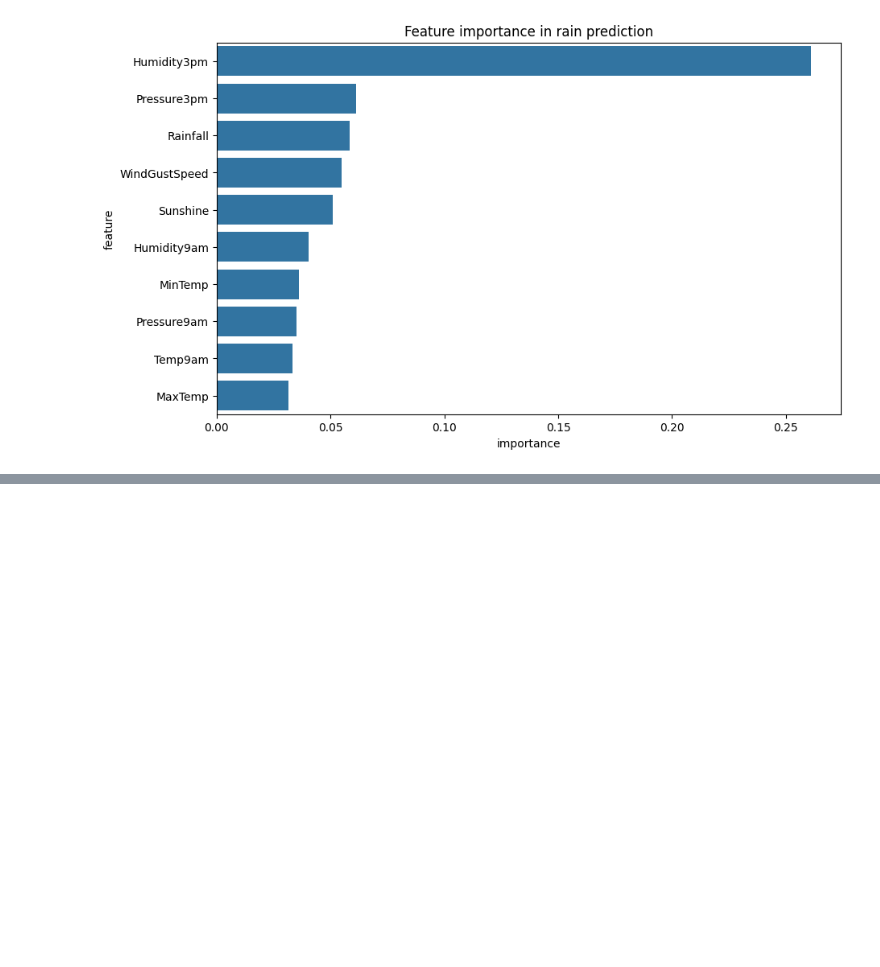
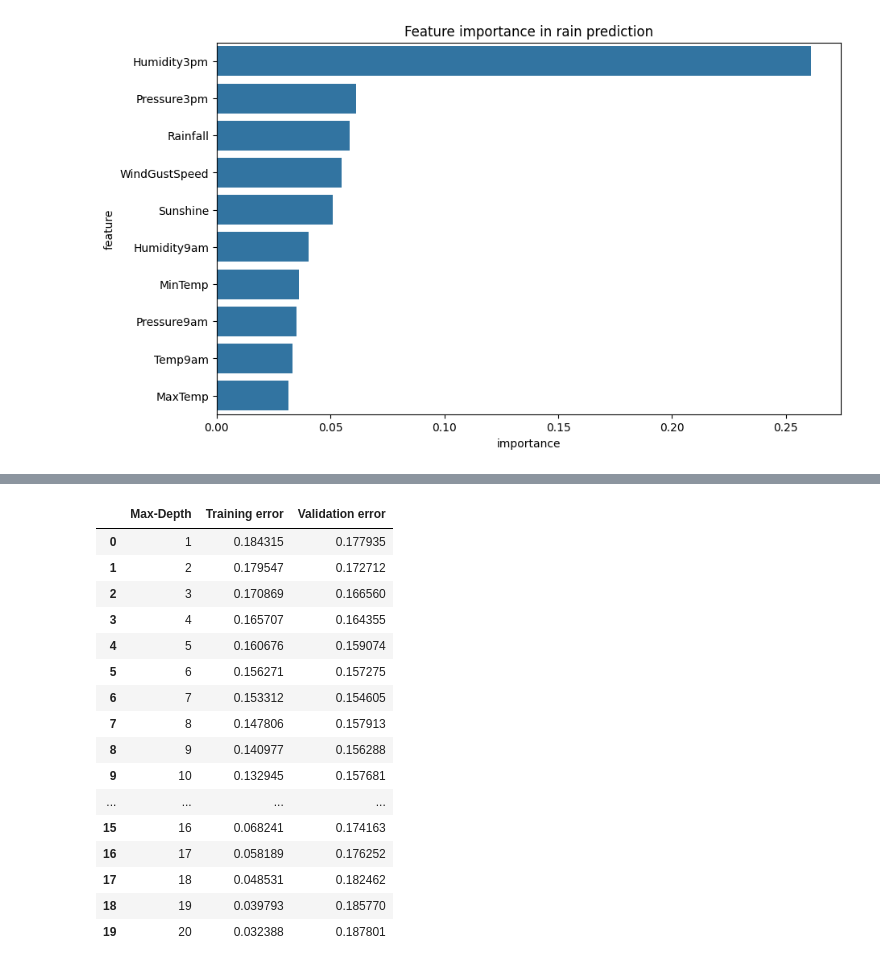
Before and after one commit to bipu01/Machine_learning, a Jupyter notebook: Decision_tree_and_random_forest.ipynb, the cells around one changed output, grey strips where cells are left out. Cells and saved outputs as stored; diff of their text form; code cells hidden in the pictures; blank space fills up the shorter version.

```diff
--- a/Decision_tree_and_random_forest.ipynb
+++ b/Decision_tree_and_random_forest.ipynb
@@ -343,0 +408,20 @@ sns.barplot(data=feature_importance_df.head(10), x="importance", y="feature")
+# %%
+errors_df
+# %% [output]
+|  | Max-Depth | Training error | Validation error |
+| 0 | 1 | 0.184315 | 0.177935 |
+| 1 | 2 | 0.179547 | 0.172712 |
+| 2 | 3 | 0.170869 | 0.166560 |
+| 3 | 4 | 0.165707 | 0.164355 |
+| 4 | 5 | 0.160676 | 0.159074 |
+| 5 | 6 | 0.156271 | 0.157275 |
+| 6 | 7 | 0.153312 | 0.154605 |
+| 7 | 8 | 0.147806 | 0.157913 |
+| 8 | 9 | 0.140977 | 0.156288 |
+| 9 | 10 | 0.132945 | 0.157681 |
+| ... | ... | ... | ... |
+| 15 | 16 | 0.068241 | 0.174163 |
+| 16 | 17 | 0.058189 | 0.176252 |
+| 17 | 18 | 0.048531 | 0.182462 |
+| 18 | 19 | 0.039793 | 0.185770 |
+| 19 | 20 | 0.032388 | 0.187801 |
```
Also changed, not shown: parts of 18 cells of this notebook.
